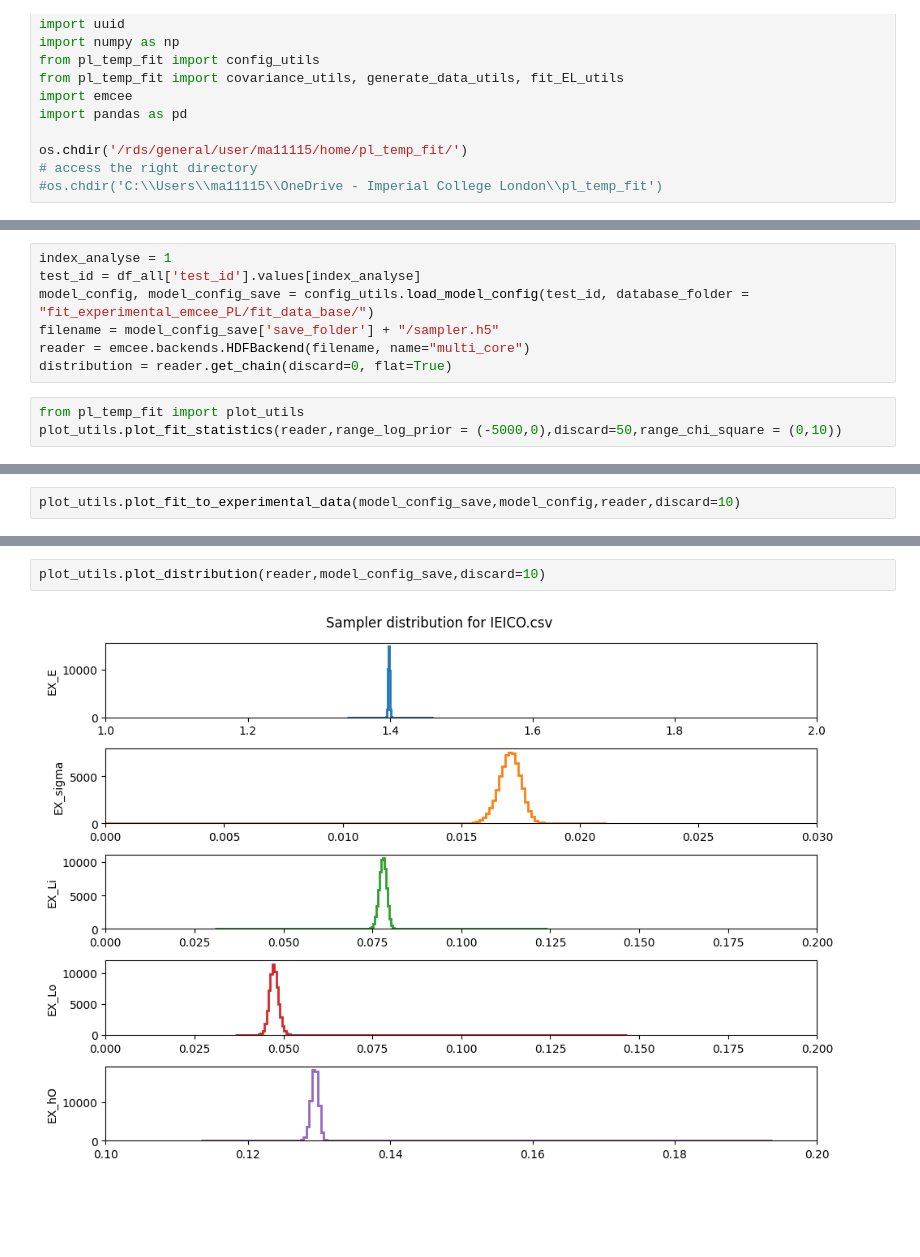
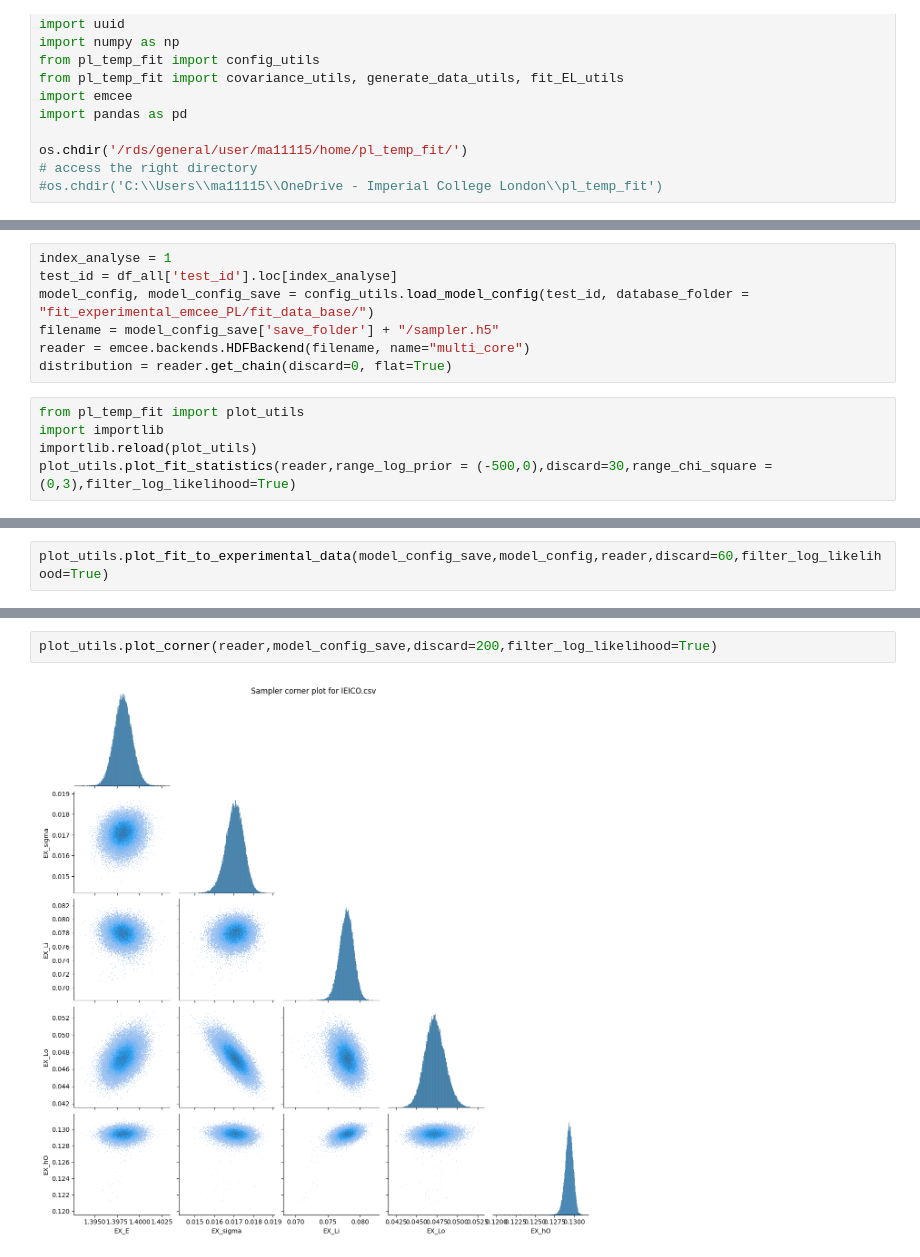
Before and after one commit to mohammedazzouzi15/pl_temp_fit, a Jupyter notebook: notebook/2_analyse_sampling_output_PL.ipynb, the cells around one changed output, grey strips where cells are left out. Saved outputs shown, nothing was run; the diff lists cells and outputs as text; blank space fills up the shorter version.

Commit message:
latest changes with filter log likehood

```diff
--- a/notebook/2_analyse_sampling_output_PL.ipynb
+++ b/notebook/2_analyse_sampling_output_PL.ipynb
@@ -61,12 +66,14 @@ df_all
 # %%
 index_analyse = 1
-test_id = df_all['test_id'].values[index_analyse]
+test_id = df_all['test_id'].loc[index_analyse]
 model_config, model_config_save = config_utils.load_model_config(test_id, database_folder = "fit_experimental_emcee_PL/fit_data_base/")
 filename = model_config_save['save_folder'] + "/sampler.h5"
 reader = emcee.backends.HDFBackend(filename, name="multi_core")
 distribution = reader.get_chain(discard=0, flat=True)
 # %%
 from pl_temp_fit import plot_utils
-plot_utils.plot_fit_statistics(reader,range_log_prior = (-5000,0),discard=50,range_chi_square = (0,10))
+import importlib
+importlib.reload(plot_utils)
+plot_utils.plot_fit_statistics(reader,range_log_prior = (-500,0),discard=30,range_chi_square = (0,3),filter_log_likelihood=True)
 # %% [output]
 number of iterations 10020
@@ -82,4 +122,4 @@ plot_utils.plot_diff_chains(reader,model_config_save,discard=2,chains_list = [0,
 # %%
-plot_utils.plot_fit_to_experimental_data(model_config_save,model_config,reader,discard=10)
+plot_utils.plot_fit_to_experimental_data(model_config_save,model_config,reader,discard=60,filter_log_likelihood=True)
 # %% [output]
 shape of mean value plot is (86, 8)
@@ -88,5 +137,5 @@ shape of mean value plot is (86, 8)
 # %%
-plot_utils.plot_distribution(reader,model_config_save,discard=10)
+plot_utils.plot_corner(reader,model_config_save,discard=200,filter_log_likelihood=True)
 # %% [output]
-[figure, old version]
+[figure, new version]
 # %%
```
Also changed, not shown: parts of 11 cells of this notebook, 6 other files.
